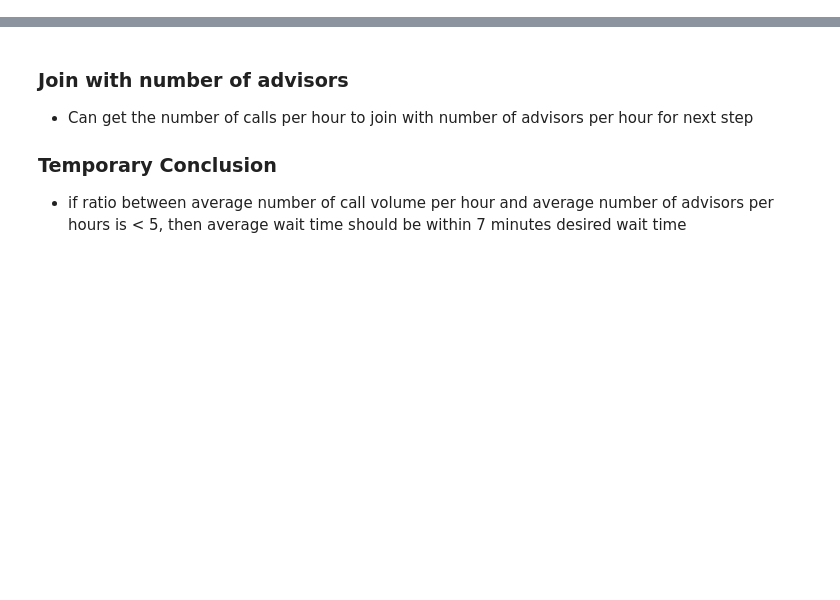
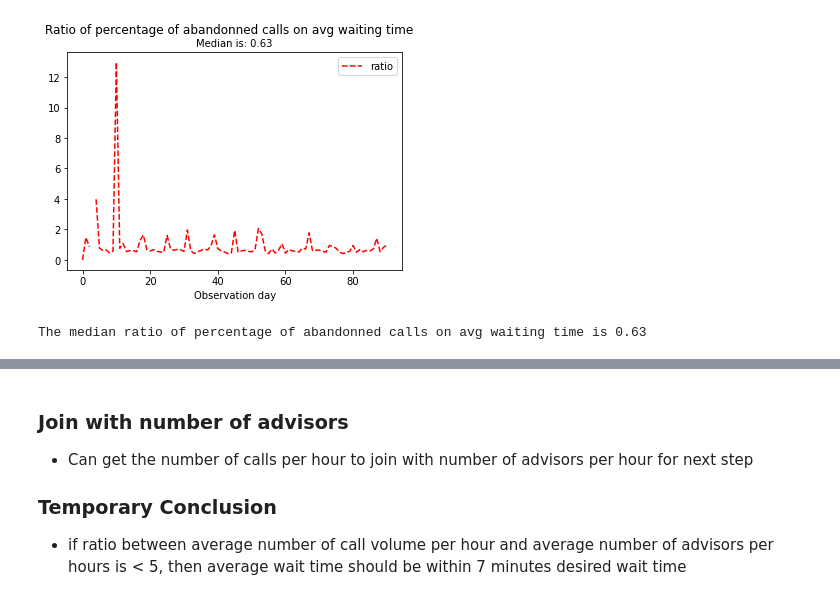
Before and after one commit to aiglobalpros/AI_Call_Center, a Jupyter notebook: notebooks/ROI.ipynb, the cells around one changed output, grey strips where cells are left out. Cells and saved outputs as stored; diff of their text form; code cells hidden in the pictures; blank space fills up the shorter version.

```diff
--- a/notebooks/ROI.ipynb
+++ b/notebooks/ROI.ipynb
@@ -191,0 +139,14 @@ out[out['date'] > '2020-01-01']
+# %%
+meadian_ratio = np.median(y1/y2)
+
+plt.plot(x, y1/y2, 'r--', label='ratio')
+plt.suptitle('Ratio of percentage of abandonned calls on avg waiting time')
+plt.title('Median is: {0:.2f}'.format(meadian_ratio), size=10)
+plt.xlabel('Observation day')
+plt.legend()
+plt.show()
+
+print('The median ratio of percentage of abandonned calls on avg waiting time is {0:.2f}'.format(meadian_ratio))
+# %% [output]
+[figure, added]
+The median ratio of percentage of abandonned calls on avg waiting time is 0.63
```
Also changed, not shown: parts of 51 cells of this notebook.
